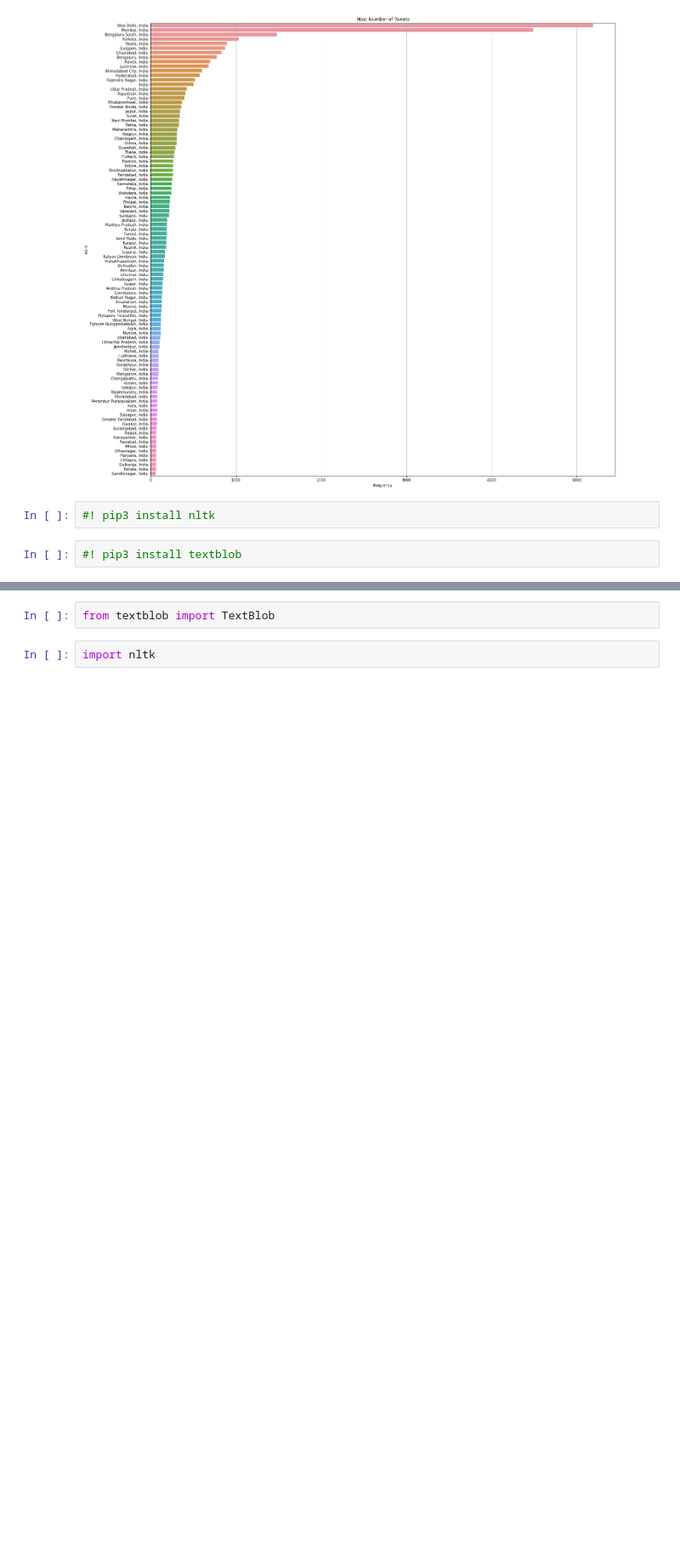
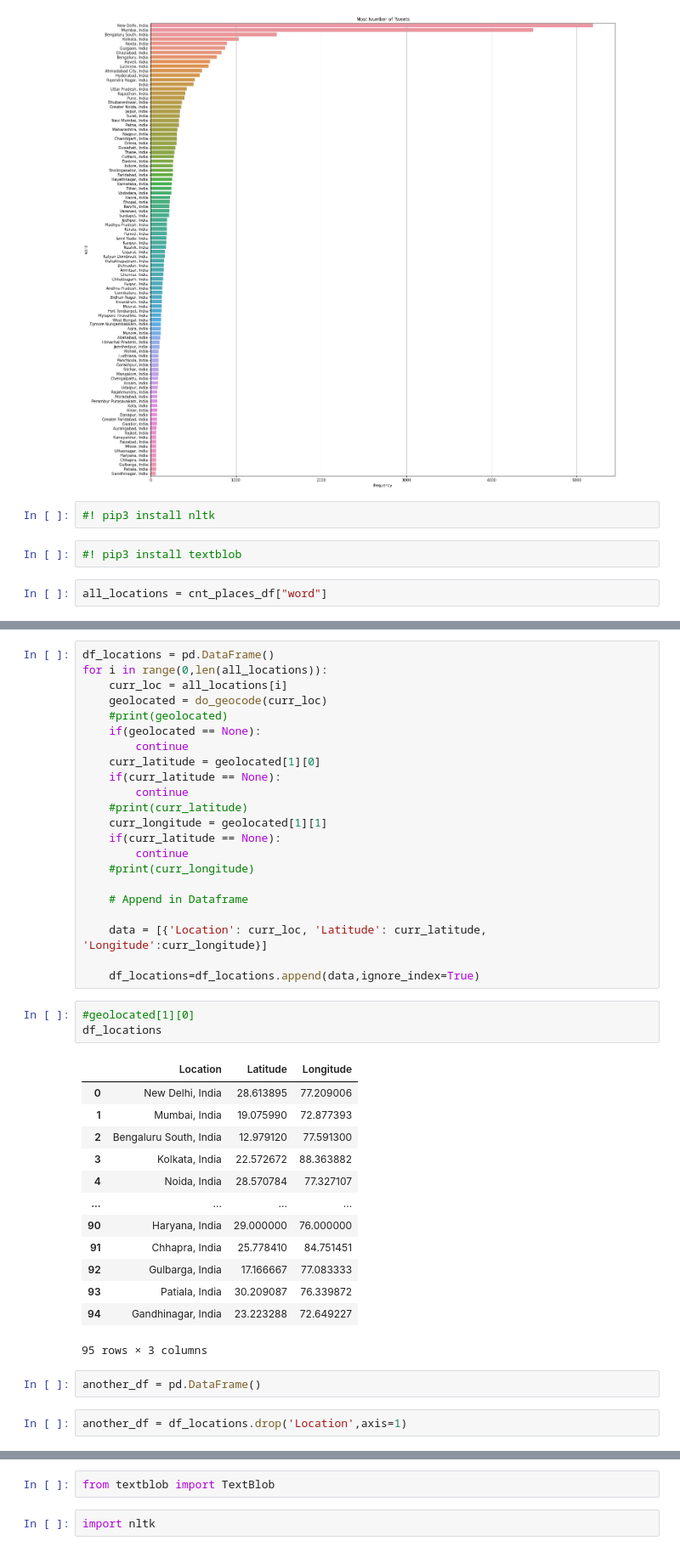
Before and after one commit to Eshwar5799/TweetsAnalysis, a Jupyter notebook: MajorProject-8thSemester.ipynb, the cells around one changed output, grey strips where cells are left out. Shown at 85% size. Saved outputs shown, nothing was run; the diff lists cells and outputs as text; blank space fills up the shorter version.

```diff
--- a/MajorProject-8thSemester.ipynb
+++ b/MajorProject-8thSemester.ipynb
@@ -193,3 +200,5 @@ plt.savefig('MostNumberofTweets.png')
 #! pip3 install nltk
 # %%
 #! pip3 install textblob
+# %%
+all_locations = cnt_places_df["word"]
@@ -195,0 +250,43 @@ plt.savefig('MostNumberofTweets.png')
+# %%
+df_locations = pd.DataFrame()
+for i in range(0,len(all_locations)):
+    curr_loc = all_locations[i]
+    geolocated = do_geocode(curr_loc)
+    #print(geolocated)
+    if(geolocated == None):
+        continue
+    curr_latitude = geolocated[1][0]
+    if(curr_latitude == None):
+        continue
+    #print(curr_latitude)
+    curr_longitude = geolocated[1][1]
+    if(curr_latitude == None):
+        continue
+    #print(curr_longitude)
+
+    # Append in Dataframe
+
+    data = [{'Location': curr_loc, 'Latitude': curr_latitude, 'Longitude':curr_longitude}]
+
+    df_locations=df_locations.append(data,ignore_index=True)
+# %%
+#geolocated[1][0]
+df_locations
+# %% [output]
+|  | Location | Latitude | Longitude |
+| 0 | New Delhi, India | 28.613895 | 77.209006 |
+| 1 | Mumbai, India | 19.075990 | 72.877393 |
+| 2 | Bengaluru South, India | 12.979120 | 77.591300 |
+| 3 | Kolkata, India | 22.572672 | 88.363882 |
+| 4 | Noida, India | 28.570784 | 77.327107 |
+| ... | ... | ... | ... |
+| 90 | Haryana, India | 29.000000 | 76.000000 |
+| 91 | Chhapra, India | 25.778410 | 84.751451 |
+| 92 | Gulbarga, India | 17.166667 | 77.083333 |
+| 93 | Patiala, India | 30.209087 | 76.339872 |
+| 94 | Gandhinagar, India | 23.223288 | 72.649227 |
+95 rows × 3 columns
+# %%
+another_df = pd.DataFrame()
+# %%
+another_df = df_locations.drop('Location',axis=1)
```
Also changed, not shown: parts of 35 cells of this notebook, 2 other files.
